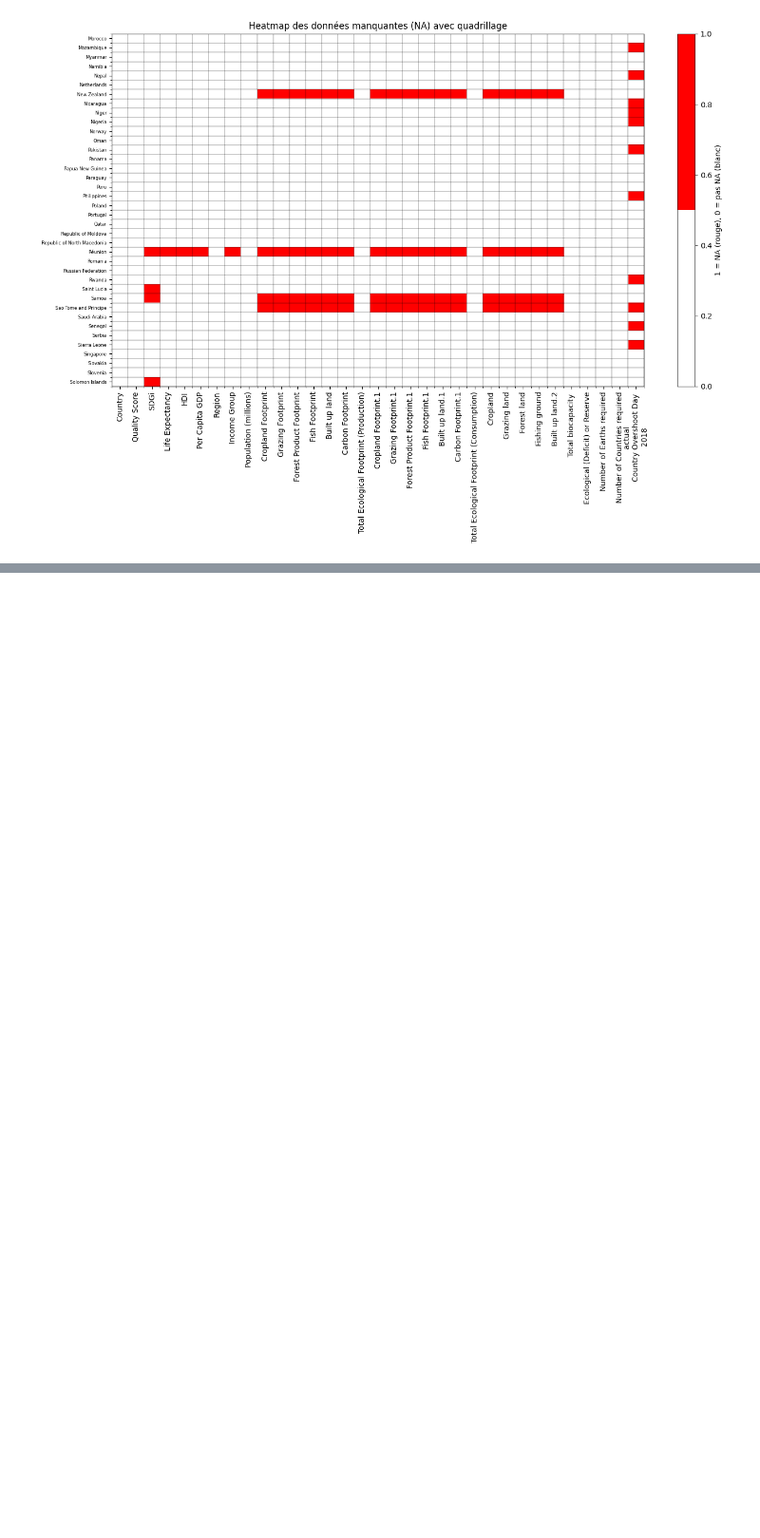
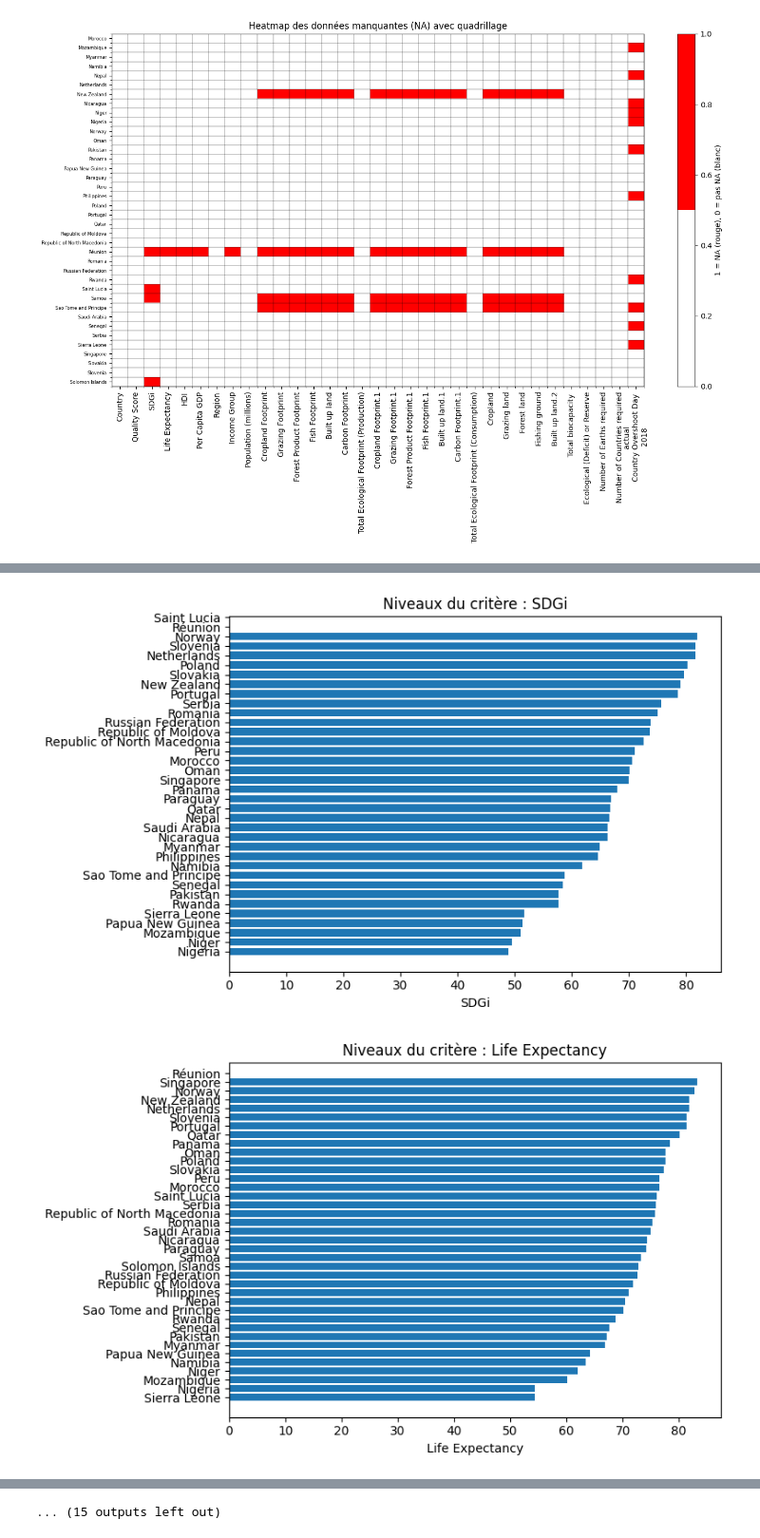
Before and after one commit to anna-cochat/Data_NA_project, a Jupyter notebook: projectNA.ipynb, the cells around one changed output, grey strips where cells are left out. Shown at 95% size. Saved outputs shown, nothing was run; the diff lists cells and outputs as text; code cells hidden in the pictures; blank space fills up the shorter version.

```diff
--- a/projectNA.ipynb
+++ b/projectNA.ipynb
@@ -117,0 +149,24 @@ plt.show()
+# %%
+import pandas as pd
+import matplotlib.pyplot as plt
+
+colonnes = df_subset.columns
+
+for col in colonnes:
+    # ignorer la colonne Pays ou les colonnes non numériques
+    if col == "Country" or not pd.api.types.is_numeric_dtype(df_subset[col]):
+        continue
+
+    # Trier
+    pays_classe = df_subset.sort_values(col)
+
+    # Plot
+    plt.figure(figsize=(8,5))
+    plt.barh(pays_classe["Country"], pays_classe[col])
+    plt.xlabel(col)
+    plt.title(f"Niveaux du critère : {col}")
+    plt.tight_layout()
+    plt.show()
+# %% [output]
+[figure, added]
+[figure, added]
@@ -117,0 +183 @@ plt.show()
+... (15 outputs left out)
```
Also changed, not shown: parts of 4 cells of this notebook.
